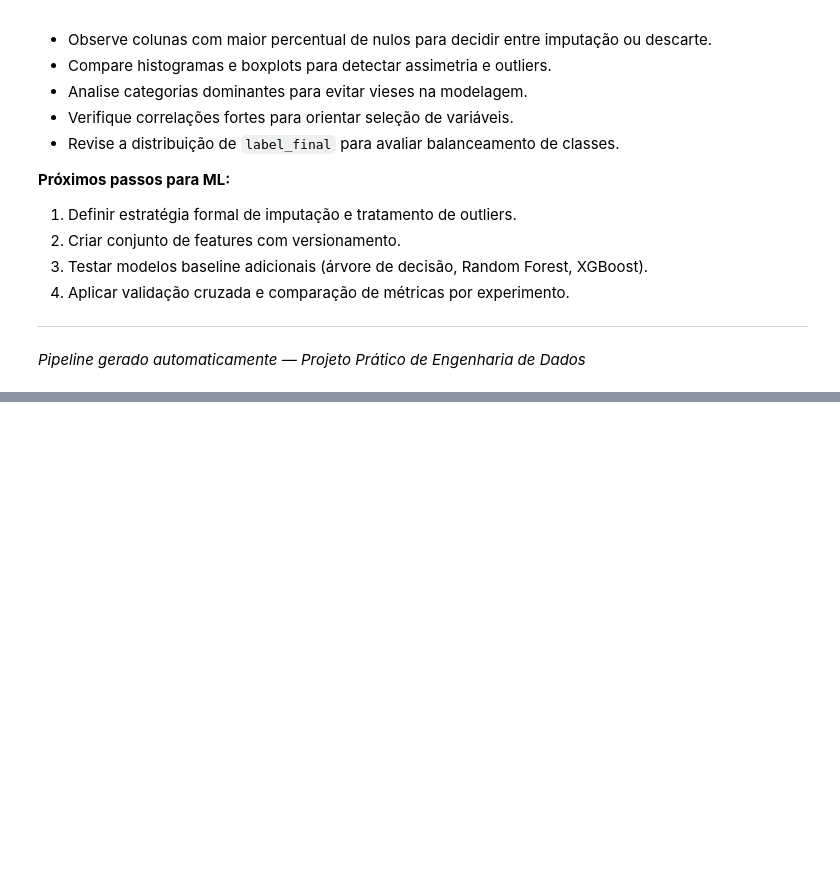
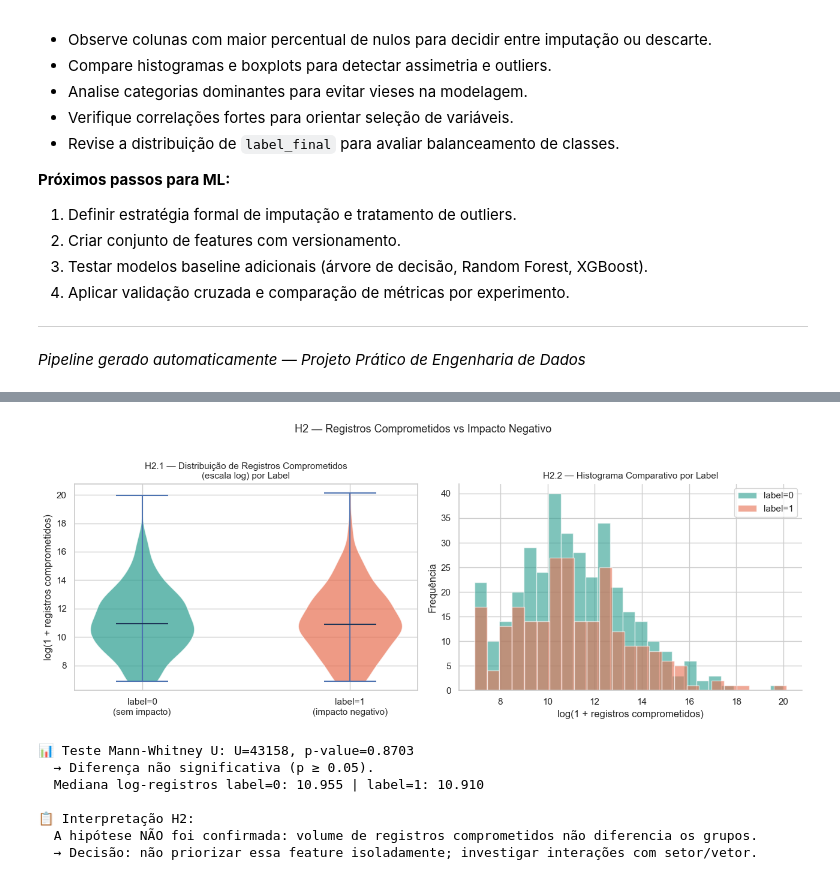
Before and after one commit to RafaelFerreira18/pipeline-financial-bronze-silver, a Jupyter notebook: pipeline_principal.ipynb, the cells around one changed output, grey strips where cells are left out. Saved outputs shown, nothing was run; the diff lists cells and outputs as text; code cells hidden in the pictures; blank space fills up the shorter version.

```diff
--- a/pipeline_principal.ipynb
+++ b/pipeline_principal.ipynb
@@ -1311,0 +1563,65 @@ print(f"  - Gráficos   : {len(generated_plots)}")
+# %%
+
+# ── H2 — Gráfico 5.3: Distribuição de registros comprometidos por label ────────
+_dcr = df_hyp[["data_compromised_records", "label_final"]].dropna().copy()
+_dcr["dcr_log"] = np.log1p(_dcr["data_compromised_records"])
+
+fig, axes = plt.subplots(1, 2, figsize=(13, 5))
+
+# Violin plot
+parts = axes[0].violinplot(
+    [_dcr.loc[_dcr["label_final"]==0, "dcr_log"].values,
+     _dcr.loc[_dcr["label_final"]==1, "dcr_log"].values],
+    showmedians=True, showextrema=True,
+)
+for i, pc in enumerate(parts["bodies"]):
+    pc.set_facecolor(["#2A9D8F", "#E76F51"][i])
+    pc.set_alpha(0.7)
+parts["cmedians"].set_color("#1D3557")
+axes[0].set_xticks([1, 2])
+axes[0].set_xticklabels(["label=0\n(sem impacto)", "label=1\n(impacto negativo)"])
+axes[0].set_ylabel("log(1 + registros comprometidos)")
+axes[0].set_title("H2.1 — Distribuição de Registros Comprometidos\n(escala log) por Label", fontsize=11)
+
+# Histograma sobrepostos
+_d0 = _dcr.loc[_dcr["label_final"]==0, "dcr_log"]
+_d1 = _dcr.loc[_dcr["label_final"]==1, "dcr_log"]
+axes[1].hist(_d0, bins=25, alpha=0.6, color="#2A9D8F", label="label=0", edgecolor="white")
+axes[1].hist(_d1, bins=25, alpha=0.6, color="#E76F51", label="label=1", edgecolor="white")
+axes[1].set_xlabel("log(1 + registros comprometidos)")
+axes[1].set_ylabel("Frequência")
+axes[1].set_title("H2.2 — Histograma Comparativo por Label", fontsize=11)
+axes[1].legend()
+axes[1].spines[["top", "right"]].set_visible(False)
+
+plt.suptitle("H2 — Registros Comprometidos vs Impacto Negativo", fontsize=13, y=1.02)
+plt.tight_layout()
+plt.savefig(_eda_dir / "h2_registros_comprometidos_label.png", dpi=140)
+plt.show()
+
+# Teste estatístico
+if stats is not None:
+    t, p = stats.mannwhitneyu(_d0, _d1, alternative="two-sided")
+    print(f"\n📊 Teste Mann-Whitney U: U={t:.0f}, p-value={p:.4f}")
+    if p < 0.05:
+        print("  → Resultado estatisticamente significativo (p < 0.05).")
+    else:
+        print("  → Diferença não significativa (p ≥ 0.05).")
+    _med0 = _d0.median(); _med1 = _d1.median()
+    print(f"  Mediana log-registros label=0: {_med0:.3f} | label=1: {_med1:.3f}")
+    print("\n📋 Interpretação H2:")
+    if _med1 > _med0:
+        print("  Incidentes com mais registros comprometidos tendem a impactar negativamente o mercado.")
+        print("  → Decisão: incluir data_compromised_records como feature relevante no modelo preditivo.")
+    else:
+        print("  A hipótese NÃO foi confirmada: volume de registros comprometidos não diferencia os grupos.")
+        print("  → Decisão: não priorizar essa feature isoladamente; investigar interações com setor/vetor.")
+# %% [output]
+[figure, added]
+📊 Teste Mann-Whitney U: U=43158, p-value=0.8703
+  → Diferença não significativa (p ≥ 0.05).
+  Mediana log-registros label=0: 10.955 | label=1: 10.910
+
+📋 Interpretação H2:
+  A hipótese NÃO foi confirmada: volume de registros comprometidos não diferencia os grupos.
+  → Decisão: não priorizar essa feature isoladamente; investigar interações com setor/vetor.
```
Also changed, not shown: parts of 37 cells of this notebook, 5 other files.
